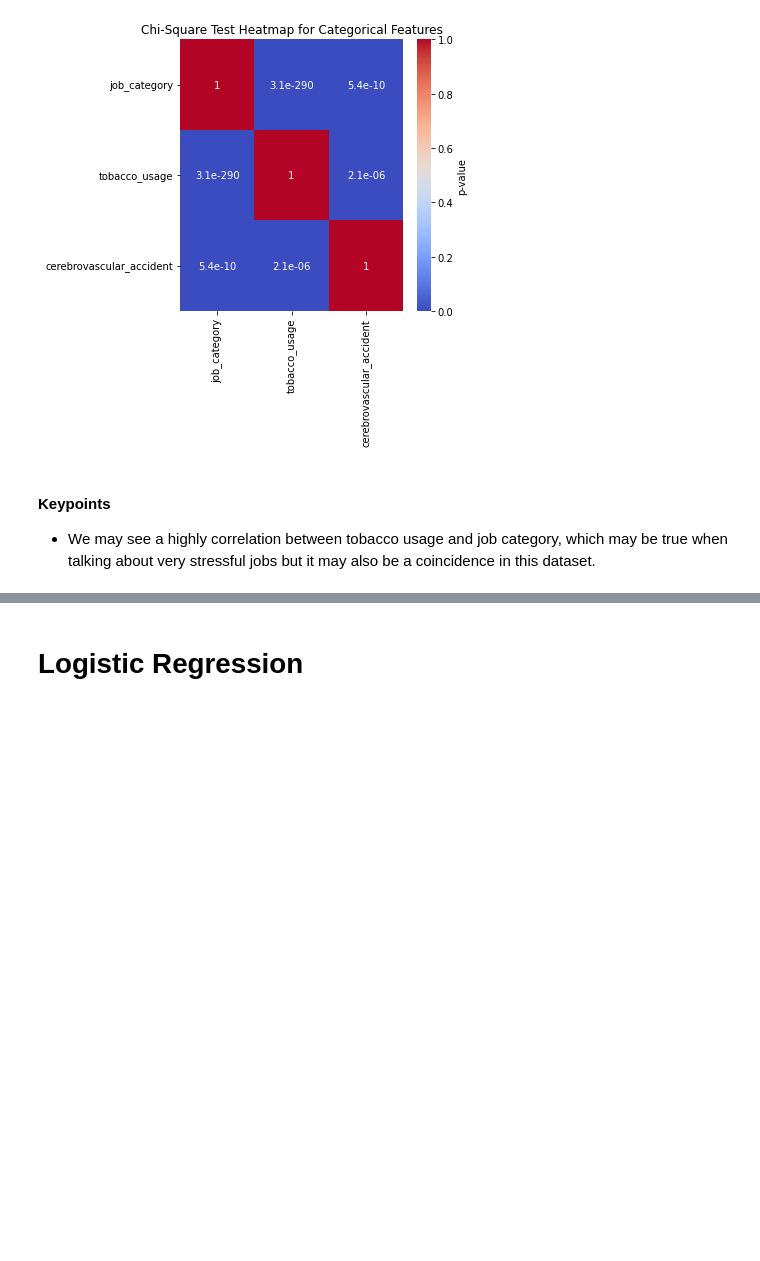
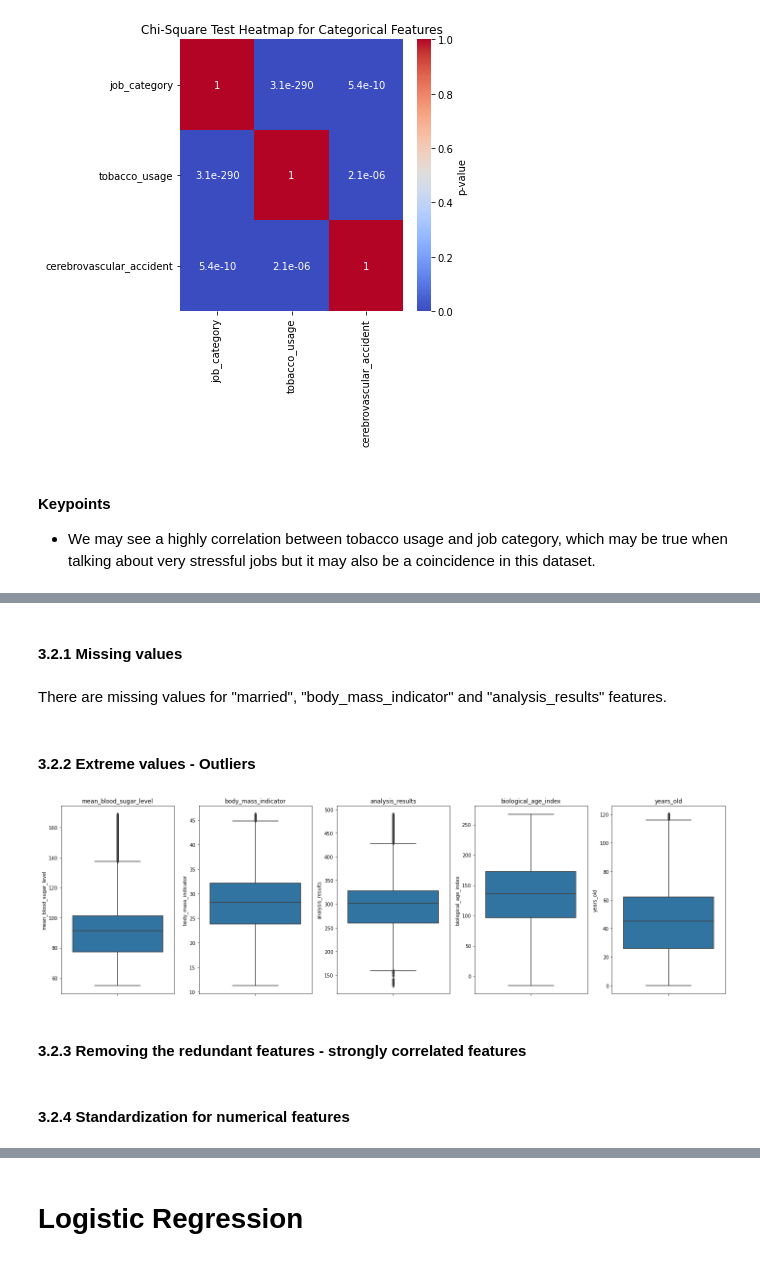
Before and after one commit to avramstefan/DS-Salary-AVC, a Jupyter notebook: main.ipynb, the cells around one changed output, grey strips where cells are left out. Drawn from its saved outputs; the diff is of its cells as text; code cells hidden in the pictures; blank space fills up the shorter version.

```diff
--- a/main.ipynb
+++ b/main.ipynb
@@ -782,0 +785,35 @@ plt.show()
+# %% [markdown]
+#### 3.2.1 Missing values
+# %% [markdown]
+There are missing values for "married", "body_mass_indicator" and "analysis_results" features.
+# %%
+# Using the mean value for body mass indicator and analysis results
+simple_imputer = SimpleImputer(missing_values=np.nan, strategy='mean')
+
+# Fill the missing values from bmi with mean value
+avc_df['body_mass_indicator'] = simple_imputer.fit_transform(avc_df['body_mass_indicator'].values.reshape(-1, 1))
+avc_train_df['body_mass_indicator'] = simple_imputer.fit_transform(avc_train_df['body_mass_indicator'].values.reshape(-1, 1))
+avc_test_df['body_mass_indicator'] = simple_imputer.fit_transform(avc_test_df['body_mass_indicator'].values.reshape(-1, 1))
+
+# Fill the missing values from analysis results with mean value
+avc_df['analysis_results'] = simple_imputer.fit_transform(avc_df['analysis_results'].values.reshape(-1, 1))
+avc_train_df['analysis_results'] = simple_imputer.fit_transform(avc_train_df['analysis_results'].values.reshape(-1, 1))
+avc_test_df['analysis_results'] = simple_imputer.fit_transform(avc_test_df['analysis_results'].values.reshape(-1, 1))
+# %%
+# I will drop the rows with missing values from married, as it is a binary feature
+avc_df = avc_df.dropna(subset=["married"])
+avc_train_df = avc_train_df.dropna(subset=["married"])
+avc_test_df = avc_test_df.dropna(subset=["married"])
+# %% [markdown]
+#### 3.2.2 Extreme values - Outliers
+# %%
+for feature in features["numerical"]["attributes"] + features["ordinal"]["attributes"]:
+    avc_df = outliers(avc_df, feature)
+    avc_train_df = outliers(avc_train_df, feature)
+    avc_test_df = outliers(avc_test_df, feature)
+
+print_numerical_features_boxplots(avc_df, features["numerical"]["attributes"] + features["ordinal"]["attributes"])
+# %% [output]
+[figure, added]
+# %% [markdown]
+#### 3.2.3 Removing the redundant features - strongly correlated features
@@ -782,0 +837,2 @@ plt.show()
+# %% [markdown]
+#### 3.2.4 Standardization for numerical features
```
Also changed, not shown: parts of 12 cells of this notebook.
